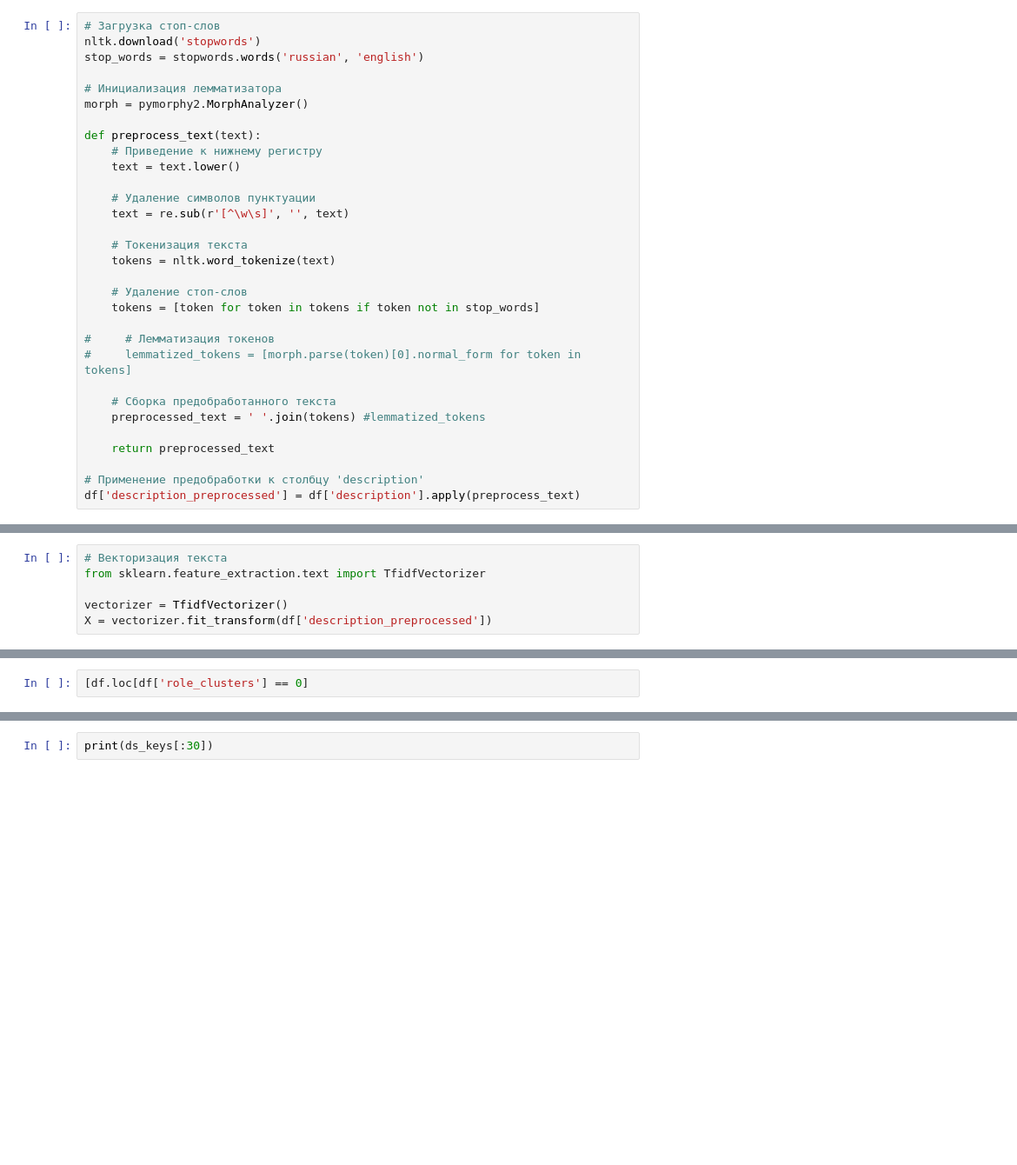
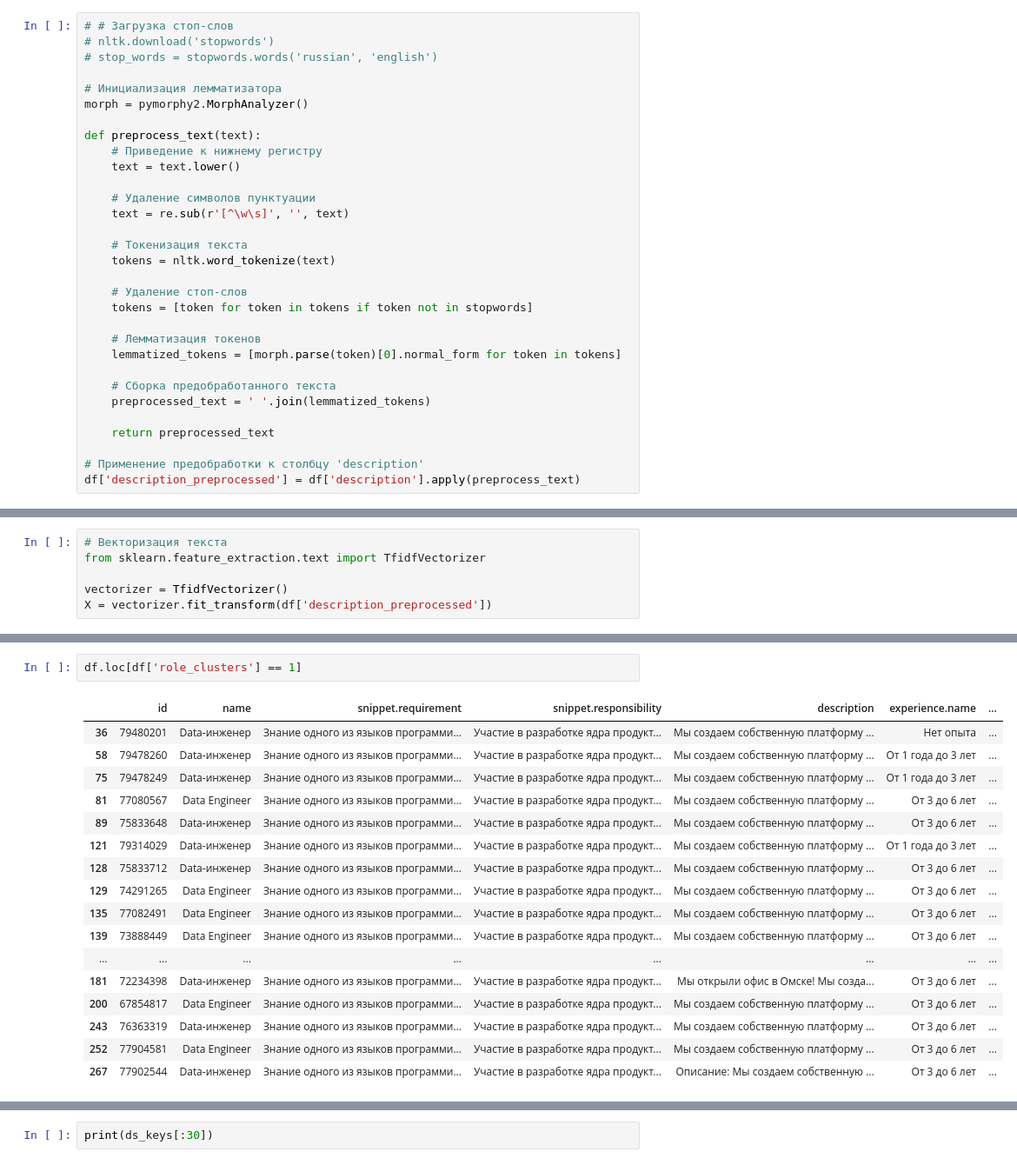
Before and after one commit to maima1810/hh_project, a Jupyter notebook: hh_project.ipynb, the cells around one changed output, grey strips where cells are left out. Shown at 87% size. Drawn from its saved outputs; the diff is of its cells as text; blank space fills up the shorter version.

```diff
--- a/hh_project.ipynb
+++ b/hh_project.ipynb
@@ -1279,7 +1280,7 @@ AttributeError: 'set' object has no attribute 'words'
 # %%
-# Загрузка стоп-слов
-nltk.download('stopwords')
-stop_words = stopwords.words('russian', 'english')
+# # Загрузка стоп-слов
+# nltk.download('stopwords')
+# stop_words = stopwords.words('russian', 'english')
 
 # Инициализация лемматизатора
 morph = pymorphy2.MorphAnalyzer()
@@ -1295,13 +1296,13 @@ def preprocess_text(text):
     tokens = nltk.word_tokenize(text)
 
     # Удаление стоп-слов
-    tokens = [token for token in tokens if token not in stop_words]
+    tokens = [token for token in tokens if token not in stopwords]
 
-#     # Лемматизация токенов
-#     lemmatized_tokens = [morph.parse(token)[0].normal_form for token in tokens]
+    # Лемматизация токенов
+    lemmatized_tokens = [morph.parse(token)[0].normal_form for token in tokens]
 
     # Сборка предобработанного текста
-    preprocessed_text = ' '.join(tokens) #lemmatized_tokens
+    preprocessed_text = ' '.join(lemmatized_tokens)
 
     return preprocessed_text
 
@@ -1367,3 +1396,21 @@ df['role_clusters'].value_counts()
 # %%
-[df.loc[df['role_clusters'] == 0]
+df.loc[df['role_clusters'] == 1]
+# %% [output]
+|  | id | name | snippet.requirement | snippet.responsibility | description | experience.name | ... |
+| 36 | 79480201 | Data-инженер | Знание одного из языков программи... | Участие в разработке ядра продукт... | Мы создаем собственную платформу ... | Нет опыта | ... |
+| 58 | 79478260 | Data-инженер | Знание одного из языков программи... | Участие в разработке ядра продукт... | Мы создаем собственную платформу ... | От 1 года до 3 лет | ... |
+| 75 | 79478249 | Data-инженер | Знание одного из языков программи... | Участие в разработке ядра продукт... | Мы создаем собственную платформу ... | От 1 года до 3 лет | ... |
+| 81 | 77080567 | Data Engineer | Знание одного из языков программи... | Участие в разработке ядра продукт... | Мы создаем собственную платформу ... | От 3 до 6 лет | ... |
+| 89 | 75833648 | Data-инженер | Знание одного из языков программи... | Участие в разработке ядра продукт... | Мы создаем собственную платформу ... | От 3 до 6 лет | ... |
+| 121 | 79314029 | Data-инженер | Знание одного из языков программи... | Участие в разработке ядра продукт... | Мы создаем собственную платформу ... | От 1 года до 3 лет | ... |
+| 128 | 75833712 | Data-инженер | Знание одного из языков программи... | Участие в разработке ядра продукт... | Мы создаем собственную платформу ... | От 3 до 6 лет | ... |
+| 129 | 74291265 | Data Engineer | Знание одного из языков программи... | Участие в разработке ядра продукт... | Мы создаем собственную платформу ... | От 3 до 6 лет | ... |
+| 135 | 77082491 | Data Engineer | Знание одного из языков программи... | Участие в разработке ядра продукт... | Мы создаем собственную платформу ... | От 3 до 6 лет | ... |
+| 139 | 73888449 | Data Engineer | Знание одного из языков программи... | Участие в разработке ядра продукт... | Мы создаем собственную платформу ... | От 3 до 6 лет | ... |
+| ... | ... | ... | ... | ... | ... | ... | ... |
+| 181 | 72234398 | Data-инженер | Знание одного из языков программи... | Участие в разработке ядра продукт... | Мы открыли офис в Омске! Мы созда... | От 3 до 6 лет | ... |
+| 200 | 67854817 | Data Engineer | Знание одного из языков программи... | Участие в разработке ядра продукт... | Мы создаем собственную платформу ... | От 3 до 6 лет | ... |
+| 243 | 76363319 | Data-инженер | Знание одного из языков программи... | Участие в разработке ядра продукт... | Мы создаем собственную платформу ... | От 3 до 6 лет | ... |
+| 252 | 77904581 | Data Engineer | Знание одного из языков программи... | Участие в разработке ядра продукт... | Мы создаем собственную платформу ... | От 3 до 6 лет | ... |
+| 267 | 77902544 | Data-инженер | Знание одного из языков программи... | Участие в разработке ядра продукт... | Описание: Мы создаем собственную ... | От 3 до 6 лет | ... |
 # %%
```
Also changed, not shown: parts of 38 cells of this notebook, 4 other files.
